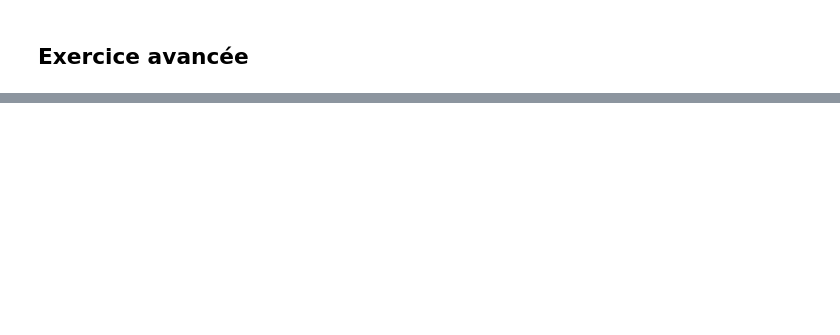
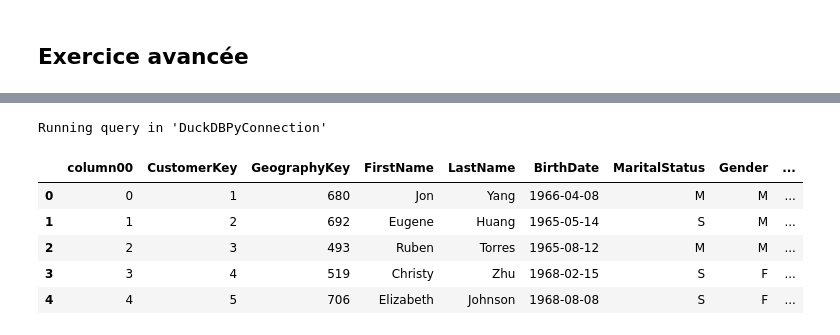
Before and after one commit to isabelleBarbier/SQL-en-une-heure, a Jupyter notebook: SQL_en_1_heure_12_mars_2026.ipynb, the cells around one changed output, grey strips where cells are left out. Saved outputs shown, nothing was run; the diff lists cells and outputs as text; code cells hidden in the pictures; blank space fills up the shorter version.

```diff
--- a/SQL_en_1_heure_12_mars_2026.ipynb
+++ b/SQL_en_1_heure_12_mars_2026.ipynb
@@ -196,3 +322,16 @@ LIMIT 5
+# %%
+%%sql
+
+SELECT * FROM DimCustomer
+LIMIT 5
+# %% [output]
+Running query in 'DuckDBPyConnection'
+|  | column00 | CustomerKey | GeographyKey | FirstName | LastName | BirthDate | MaritalStatus | Gender | ... |
+| 0 | 0 | 1 | 680 | Jon | Yang | 1966-04-08 | M | M | ... |
+| 1 | 1 | 2 | 692 | Eugene | Huang | 1965-05-14 | S | M | ... |
+| 2 | 2 | 3 | 493 | Ruben | Torres | 1965-08-12 | M | M | ... |
+| 3 | 3 | 4 | 519 | Christy | Zhu | 1968-02-15 | S | F | ... |
+| 4 | 4 | 5 | 706 | Elizabeth | Johnson | 1968-08-08 | S | F | ... |
 # %%
 %%sql
 
```
Also changed, not shown: parts of 23 cells of this notebook.
